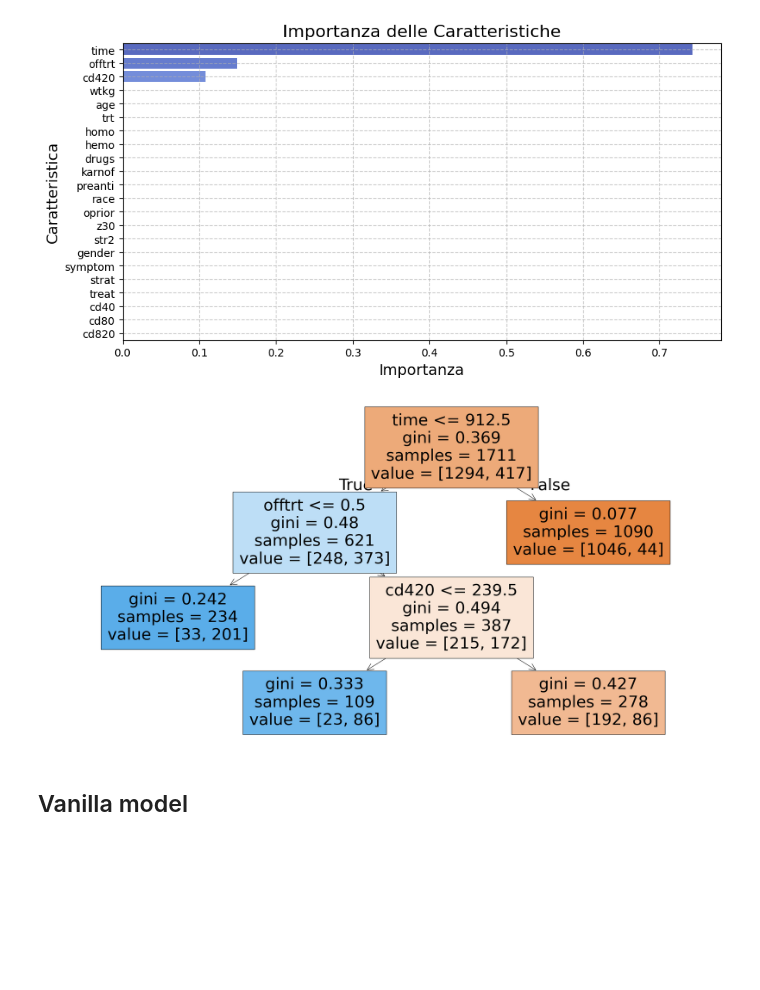
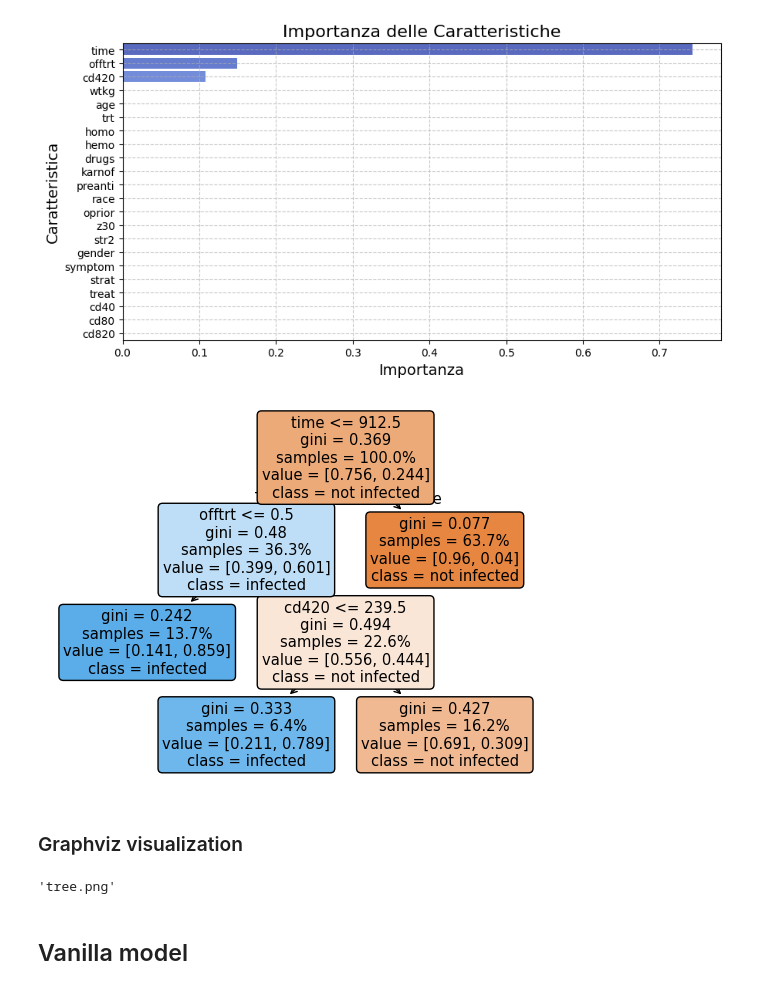
Before and after one commit to AlexanderBusa/ProgettoTeam2, a Jupyter notebook: decision_tree.ipynb, the cells around one changed output. Drawn from its saved outputs; the diff is of its cells as text; code cells hidden in the pictures; blank space fills up the shorter version.

Commit message:
Best decision tree

```diff
--- a/decision_tree.ipynb
+++ b/decision_tree.ipynb
@@ -150,10 +150,36 @@ Passing `palette` without assigning `hue` is deprecated and will be removed in v
 features = data.drop('infected', axis=1).columns
 # %%
 best_model.fit(X_train, y_train)
-plot_tree(best_model, feature_names = features, filled = True)
+plot_tree(best_model, feature_names = features, filled = True, class_names = ['not infected', 'infected'], rounded = True, proportion = True)
 plt.show()
 # %% [output]
-[figure, old version]
+[figure, new version]
+# %% [markdown]
+### Graphviz visualization
+# %%
+from sklearn.tree import DecisionTreeClassifier, export_graphviz
+from graphviz import Source
+
+
+# Export the decision tree to DOT format
+dot_data = export_graphviz(
+    best_model,
+    out_file=None,
+    feature_names=features,
+    class_names=['not infected', 'infected'],
+    filled=True,
+    rounded=True,
+    special_characters=True,
+    proportion=True,
+    rotate=True
+)
+
+# Create a horizontal graph
+graph = Source(dot_data)
+graph.format = 'png'
+graph.render('tree', view=True)
+# %% [output]
+'tree.png'
 # %% [markdown]
 ## Vanilla model
 # %%
```
Also changed, not shown: parts of 1 cell of this notebook.
